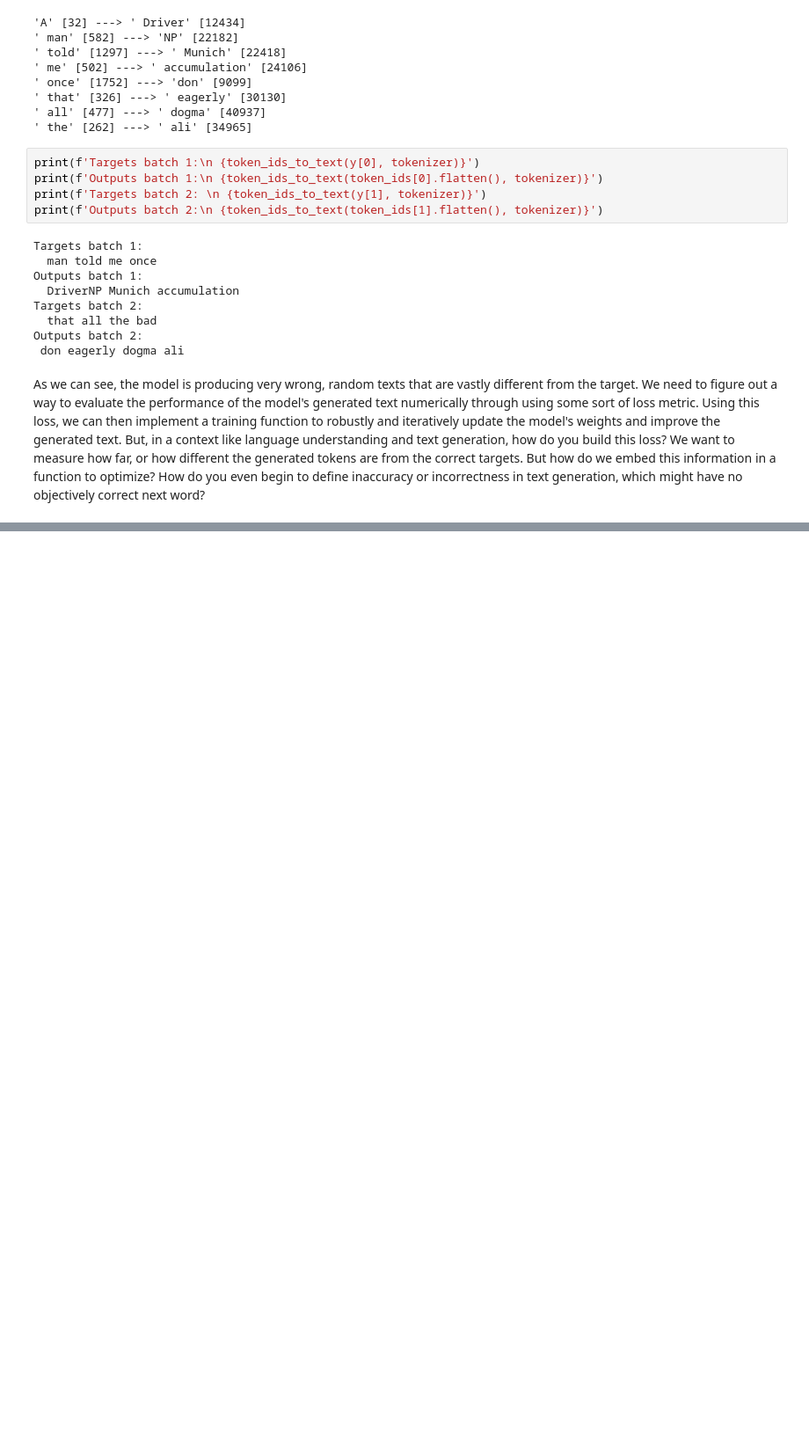
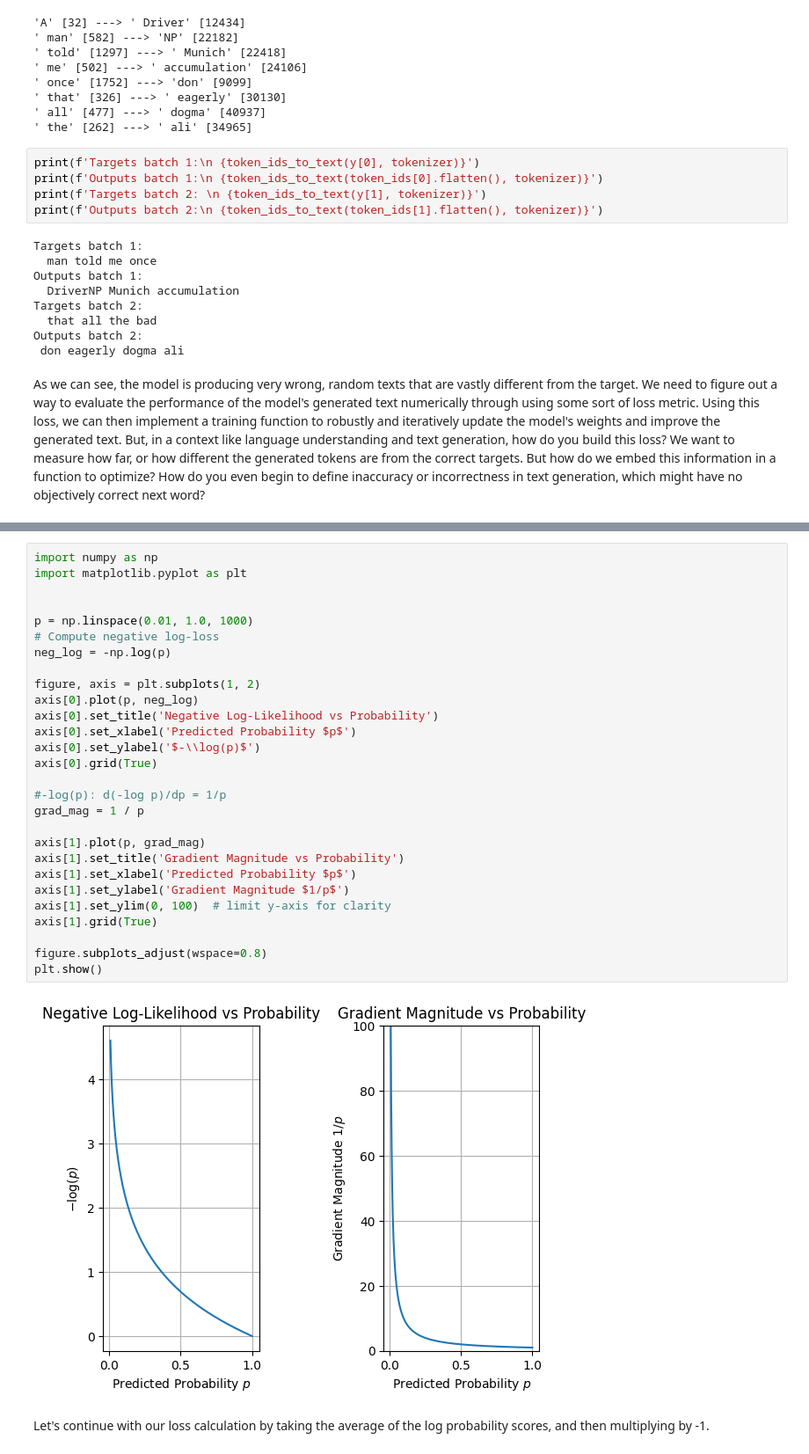
Before and after one commit to roodriigoooo/llm_deepdive, a Jupyter notebook: LLM/stage2/notebooks/pretraining.ipynb, the cells around one changed output, grey strips where cells are left out. Shown: that part at 88% size. Saved outputs shown, nothing was run; the diff lists cells and outputs as text; blank space fills up the shorter version.

```diff
--- a/LLM/stage2/notebooks/pretraining.ipynb
+++ b/LLM/stage2/notebooks/pretraining.ipynb
@@ -196,0 +253,32 @@ As we can see, the model is producing very wrong, random texts that are vastly d
+# %%
+import numpy as np
+import matplotlib.pyplot as plt
+
+
+p = np.linspace(0.01, 1.0, 1000)
+# Compute negative log-loss
+neg_log = -np.log(p)
+
+figure, axis = plt.subplots(1, 2)
+axis[0].plot(p, neg_log)
+axis[0].set_title('Negative Log-Likelihood vs Probability')
+axis[0].set_xlabel('Predicted Probability $p$')
+axis[0].set_ylabel('$-\\log(p)$')
+axis[0].grid(True)
+
+#-log(p): d(-log p)/dp = 1/p
+grad_mag = 1 / p
+
+axis[1].plot(p, grad_mag)
+axis[1].set_title('Gradient Magnitude vs Probability')
+axis[1].set_xlabel('Predicted Probability $p$')
+axis[1].set_ylabel('Gradient Magnitude $1/p$')
+axis[1].set_ylim(0, 100)  # limit y-axis for clarity
+axis[1].grid(True)
+
+figure.subplots_adjust(wspace=0.8)
+plt.show()
+# %% [output]
+[figure, added]
+# %% [markdown]
+Let's continue with our loss calculation by taking the average of the log probability scores, and then multiplying by -1.
```
Also changed, not shown: parts of 8 cells of this notebook.
